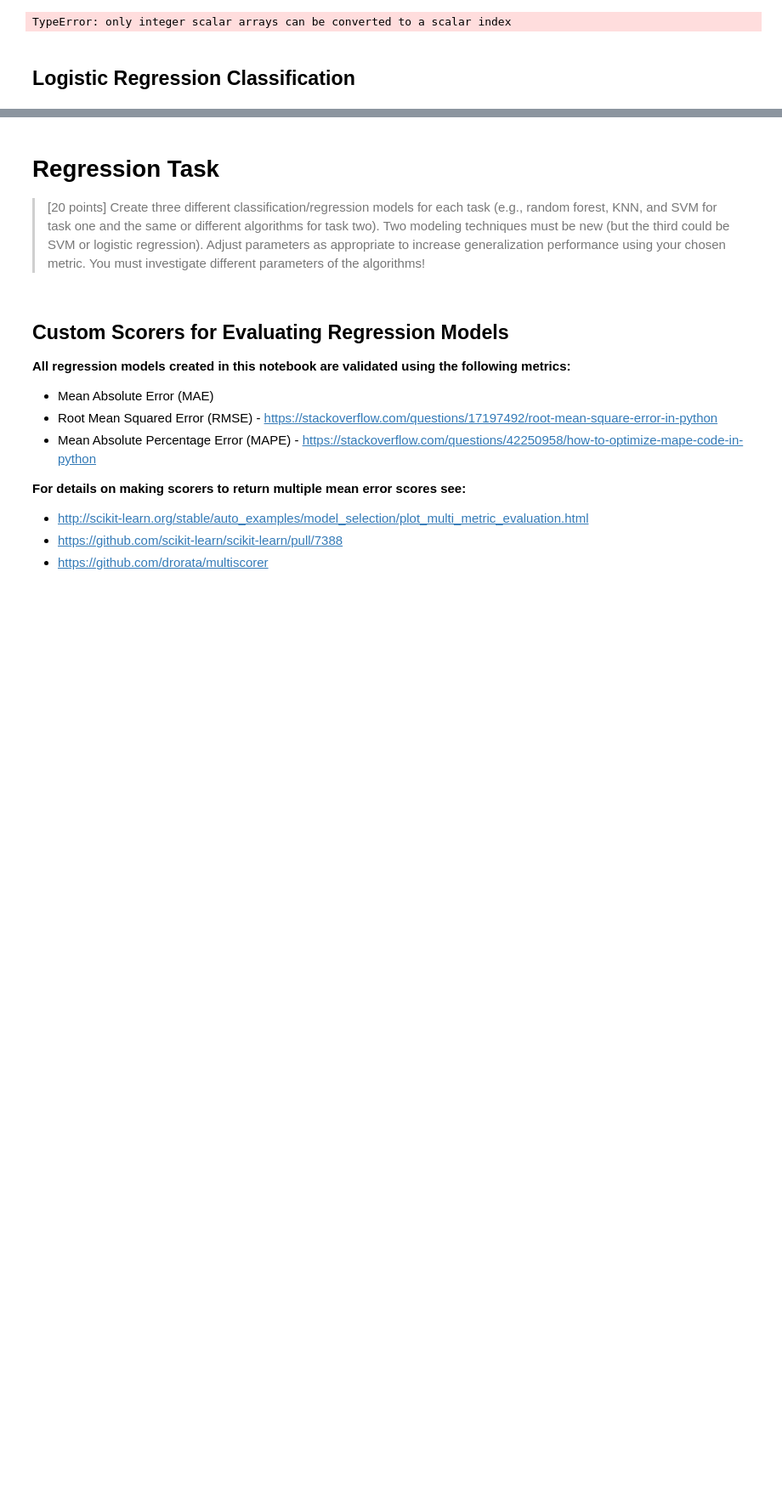
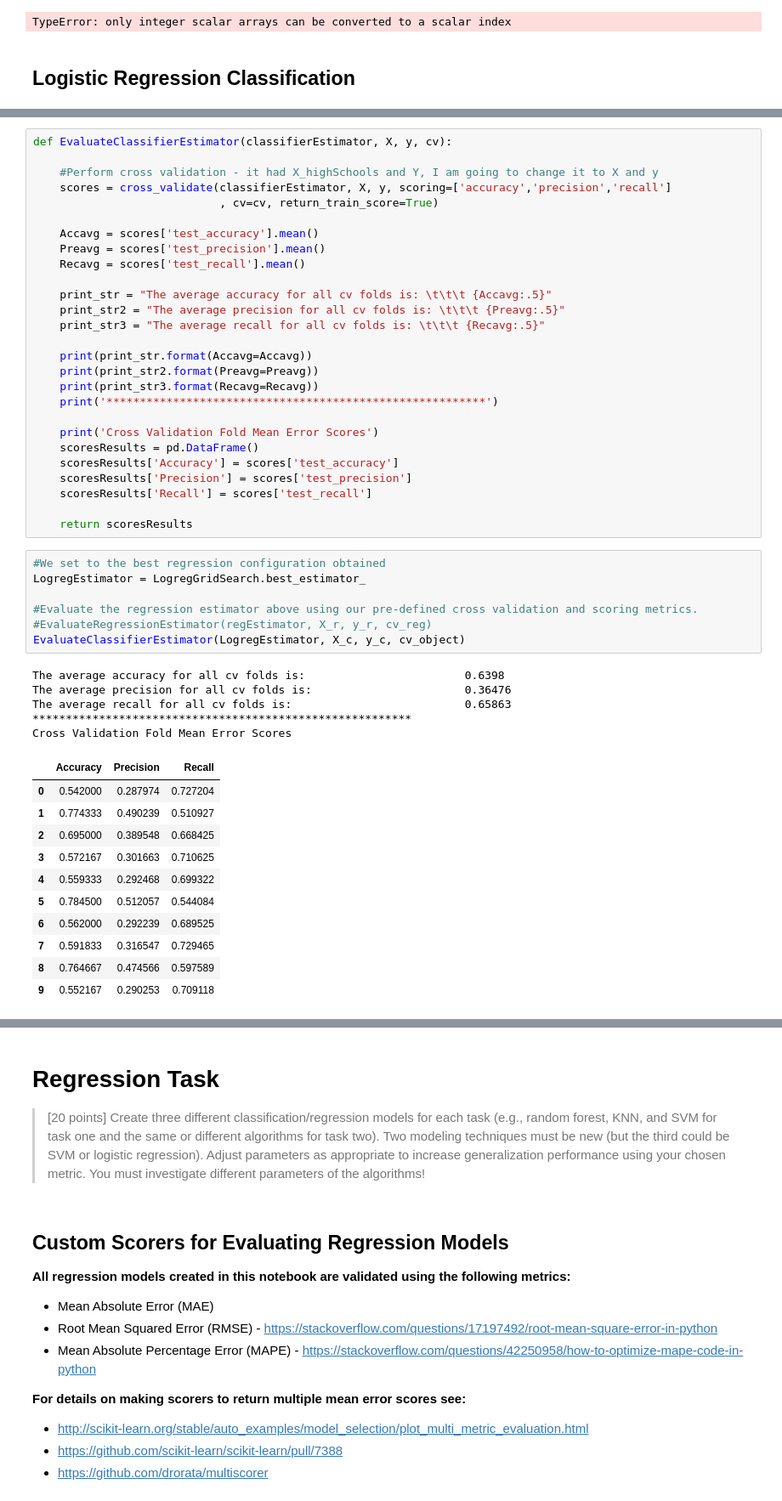
Before and after one commit to josteinstraume/classification-project2, a Jupyter notebook: notebooks/project2-report.ipynb, the cells around one changed output, grey strips where cells are left out. Shown at 85% size. Drawn from its saved outputs; the diff is of its cells as text; blank space fills up the shorter version.

```diff
--- a/notebooks/project2-report.ipynb
+++ b/notebooks/project2-report.ipynb
@@ -732,0 +862,51 @@ TypeError: only integer scalar arrays can be converted to a scalar index
+# %%
+def EvaluateClassifierEstimator(classifierEstimator, X, y, cv):
+
+    #Perform cross validation - it had X_highSchools and Y, I am going to change it to X and y
+    scores = cross_validate(classifierEstimator, X, y, scoring=['accuracy','precision','recall']
+                            , cv=cv, return_train_score=True)
+
+    Accavg = scores['test_accuracy'].mean()
+    Preavg = scores['test_precision'].mean()
+    Recavg = scores['test_recall'].mean()
+
+    print_str = "The average accuracy for all cv folds is: \t\t\t {Accavg:.5}"
+    print_str2 = "The average precision for all cv folds is: \t\t\t {Preavg:.5}"
+    print_str3 = "The average recall for all cv folds is: \t\t\t {Recavg:.5}"
+
+    print(print_str.format(Accavg=Accavg))
+    print(print_str2.format(Preavg=Preavg))
+    print(print_str3.format(Recavg=Recavg))
+    print('*********************************************************')
+
+    print('Cross Validation Fold Mean Error Scores')
+    scoresResults = pd.DataFrame()
+    scoresResults['Accuracy'] = scores['test_accuracy']
+    scoresResults['Precision'] = scores['test_precision']
+    scoresResults['Recall'] = scores['test_recall']
+
+    return scoresResults
+# %%
+#We set to the best regression configuration obtained
+LogregEstimator = LogregGridSearch.best_estimator_
+
+#Evaluate the regression estimator above using our pre-defined cross validation and scoring metrics.
+#EvaluateRegressionEstimator(regEstimator, X_r, y_r, cv_reg)
+EvaluateClassifierEstimator(LogregEstimator, X_c, y_c, cv_object)
+# %% [output]
+The average accuracy for all cv folds is:                        0.6398
+The average precision for all cv folds is:                       0.36476
+The average recall for all cv folds is:                          0.65863
+*********************************************************
+Cross Validation Fold Mean Error Scores
+|  | Accuracy | Precision | Recall |
+| 0 | 0.542000 | 0.287974 | 0.727204 |
+| 1 | 0.774333 | 0.490239 | 0.510927 |
+| 2 | 0.695000 | 0.389548 | 0.668425 |
+| 3 | 0.572167 | 0.301663 | 0.710625 |
+| 4 | 0.559333 | 0.292468 | 0.699322 |
+| 5 | 0.784500 | 0.512057 | 0.544084 |
+| 6 | 0.562000 | 0.292239 | 0.689525 |
+| 7 | 0.591833 | 0.316547 | 0.729465 |
+| 8 | 0.764667 | 0.474566 | 0.597589 |
+| 9 | 0.552167 | 0.290253 | 0.709118 |
```
Also changed, not shown: parts of 14 cells of this notebook.
